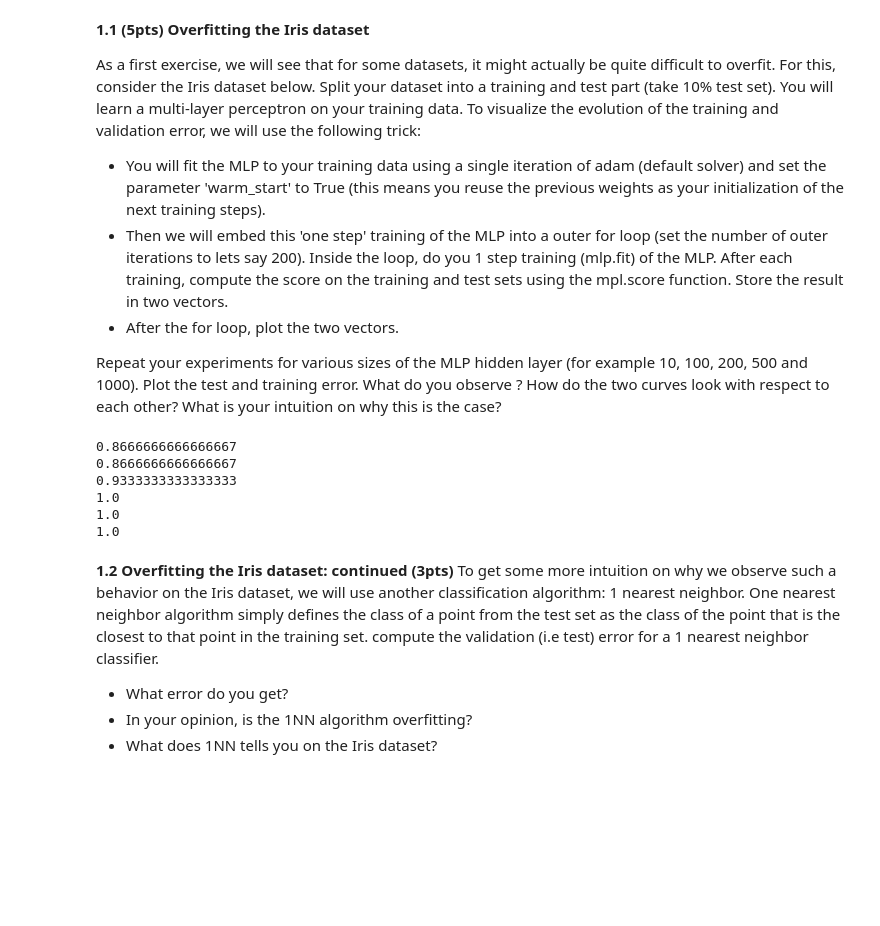
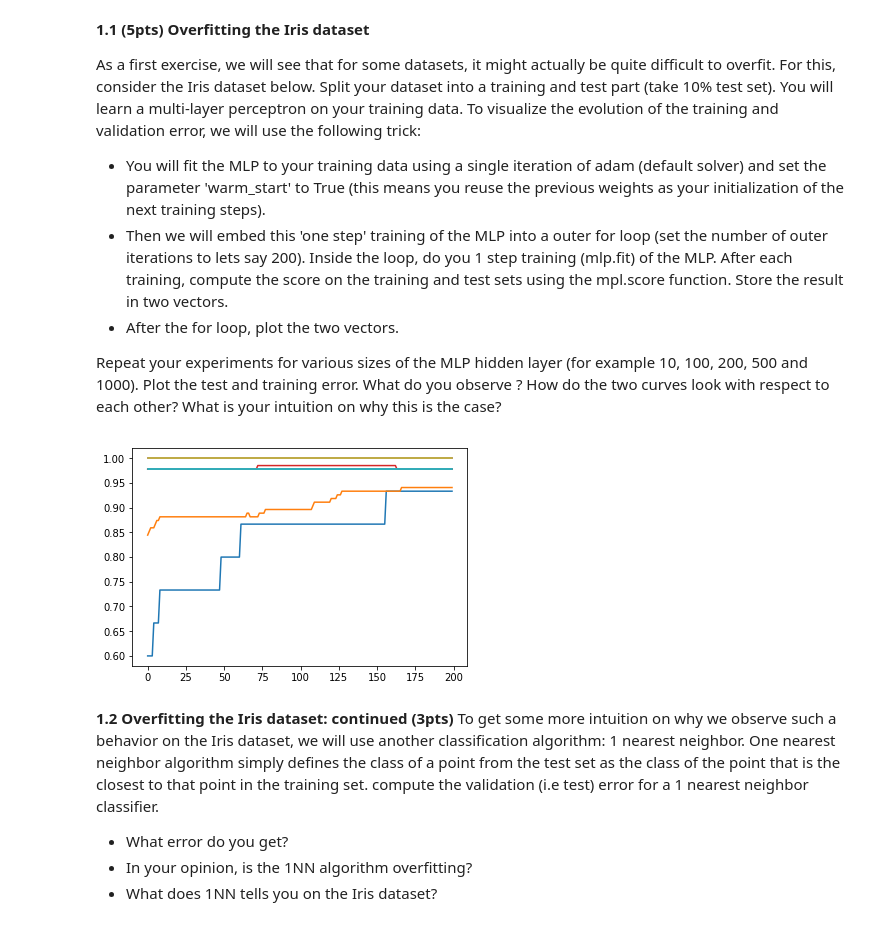
Before and after one commit to WaleedHashmi/Intro-to-Machine-Learning, a Jupyter notebook: Assignements/Assignment - 2/Assignment2.ipynb, the cells around one changed output. Saved outputs shown, nothing was run; the diff lists cells and outputs as text; code cells hidden in the pictures; blank space fills up the shorter version.

```diff
--- a/Assignements/Assignment - 2/Assignment2.ipynb
+++ b/Assignements/Assignment - 2/Assignment2.ipynb
@@ -25,41 +25,33 @@ Repeat your experiments for various sizes of the MLP hidden layer (for example 1
 # %%
 from sklearn.model_selection import train_test_split
 from sklearn.neural_network import MLPClassifier
 from sklearn import datasets
+import matplotlib.pyplot as plt
+
 
 iris = datasets.load_iris()
 X = iris.data
 y = iris.target
 
 # train, test split
 X_train, X_test, y_train, y_test = train_test_split(X, y, test_size=0.1, random_state=1)
 
 
-# clf = MLPClassifier(solver="adam", warm_start=True, alpha=1e-5, hidden_layer_sizes=(5, 2))
-# clf.fit(X_train, y_train)
-# score = clf.score(X_test, y_test)
-# print (score)
+for i in [10,100,200,500,1000]:
+    clf = MLPClassifier(solver="adam", warm_start=True, alpha=1e-5, hidden_layer_sizes=(i,))
+    testScore = []
+    trainScore = []
 
-# clf2 = MLPClassifier(solver="adam", warm_start=True, alpha=1e-5, hidden_layer_sizes=(10, 100))
-# clf2.fit(X_train,y_train)
-# score = clf2.score(X_test, y_test)
-# print (score)
+    for j in range (200):
+        clf.fit(X_train, y_train)
+        trainScore.append(clf.score(X_train, y_train))
+        testScore.append(clf.score(X_test, y_test))
 
-clf = MLPClassifier(solver="adam", warm_start=True, alpha=1e-5, hidden_layer_sizes=(12, 50))
-
-for i in range (6):
-    k = int(len(X_train)*(i+1)/6)
-    j = int(len(X_train)*(i)/6)
-    clf.fit(X_train[j:k], y_train[j:k])
-    score = clf.score(X_test, y_test)
-    print (score)
+    plt.plot(testScore)
+    plt.plot(trainScore)
+plt.show()
 # %% [output]
-0.8666666666666667
-0.8666666666666667
-0.9333333333333333
-1.0
-1.0
-1.0
+[figure, added]
 # %% [markdown]
 __1.2 Overfitting the Iris dataset: continued (3pts)__ To get some more intuition on why we observe such a behavior on the Iris dataset, we will use another classification algorithm: 1 nearest neighbor. One nearest neighbor algorithm simply defines the class of a point from the test set as the class of the point that is the closest to that point in the training set. compute the validation (i.e test) error for a 1 nearest neighbor classifier.
 
```
Also changed, not shown: parts of 3 cells of this notebook.
